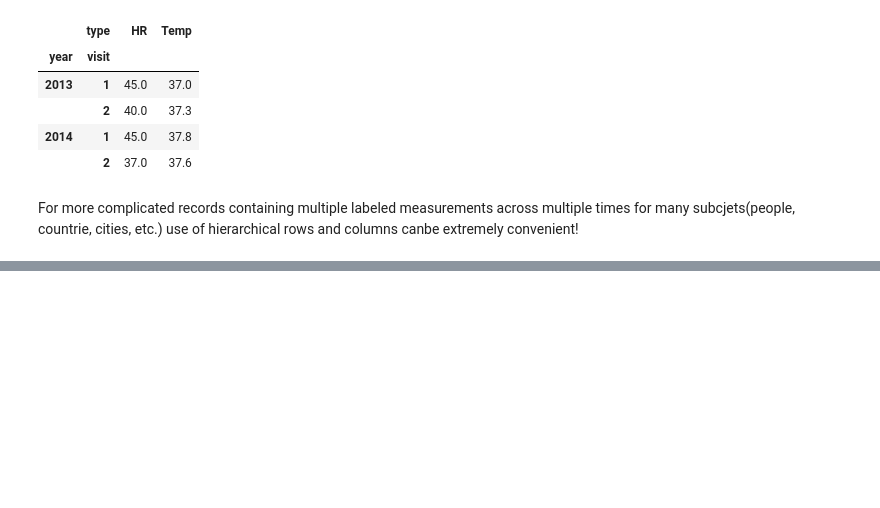
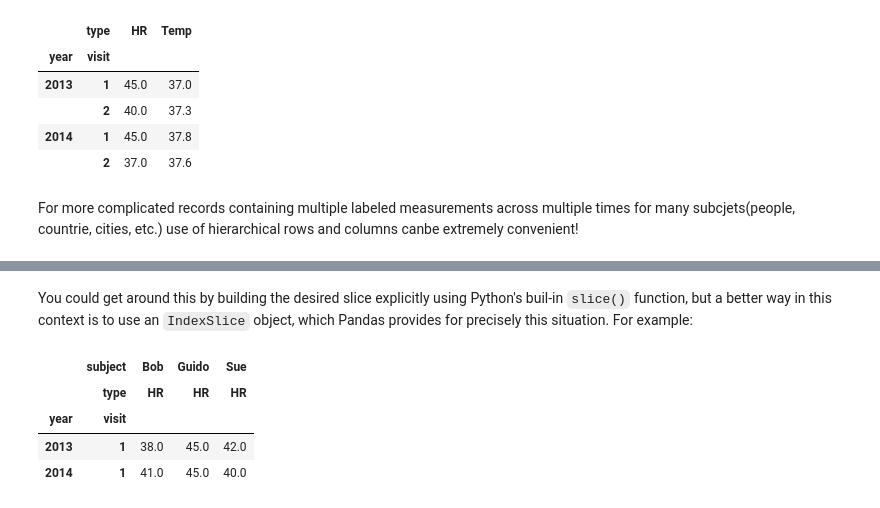
Before and after one commit to Jeffresh/python-datascience-handbook, a Jupyter notebook: pandas/hierarchical_indexing.ipynb, the cells around one changed output, grey strips where cells are left out. Saved outputs shown, nothing was run; the diff lists cells and outputs as text; code cells hidden in the pictures; blank space fills up the shorter version.

Commit message:
feat(pandas): indexing and slicing a multiIndex

```diff
--- a/pandas/hierarchical_indexing.ipynb
+++ b/pandas/hierarchical_indexing.ipynb
@@ -293,0 +423,11 @@ For more complicated records containing multiple labeled measurements across mul
+# %% [markdown]
+You could get around this by building the desired slice explicitly using Python's buil-in `slice()` function, but a better way in this context is to use an `IndexSlice` object, which Pandas provides for precisely this situation. For example:
+# %%
+idx = pd.IndexSlice
+health_data.loc[idx[:, 1], idx[:, 'HR']]
+# %% [output]
+|  | subject | Bob | Guido | Sue |
+|  | type | HR | HR | HR |
+| year | visit |  |  |  |
+| 2013 | 1 | 38.0 | 45.0 | 42.0 |
+| 2014 | 1 | 41.0 | 45.0 | 40.0 |
```
Also changed, not shown: parts of 25 cells of this notebook.
